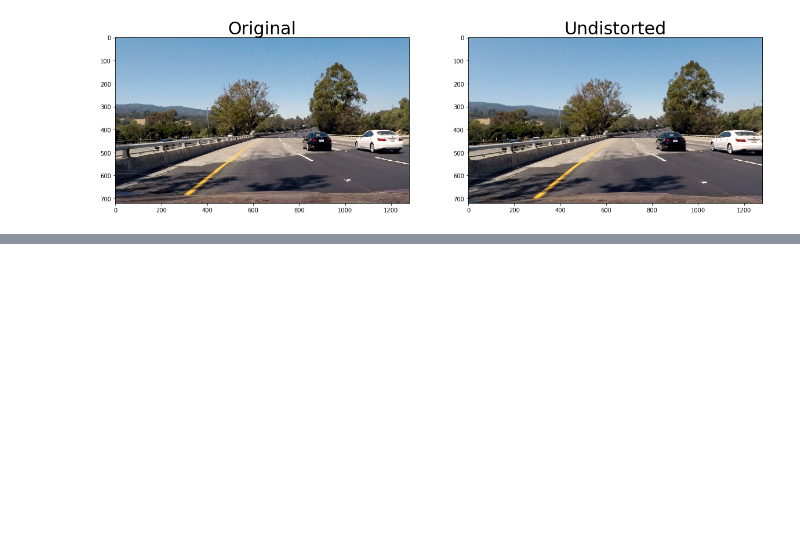
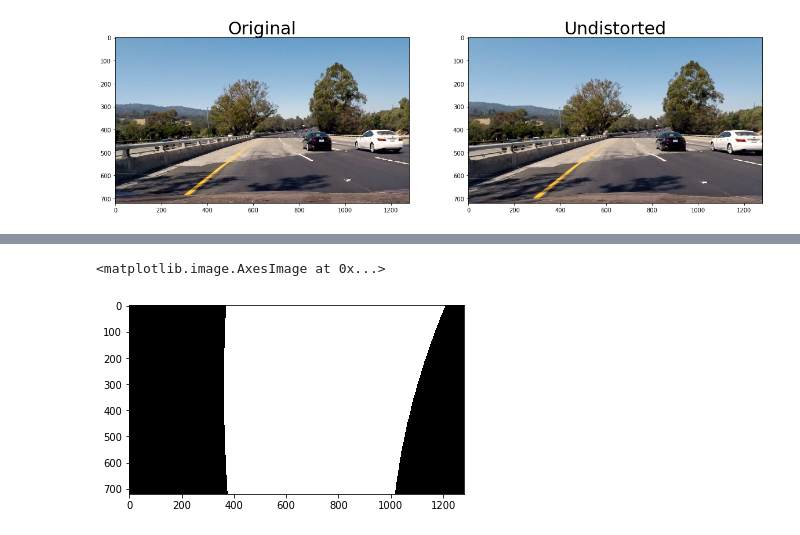
Before and after one commit to tyler-lewis-udacity/Advanced_Lane_Finding, a Jupyter notebook: P4_advanced_lane_finding_new.ipynb, the cells around one changed output, grey strips where cells are left out. Cells and saved outputs as stored; diff of their text form; code cells hidden in the pictures; blank space fills up the shorter version.

```diff
--- a/P4_advanced_lane_finding_new.ipynb
+++ b/P4_advanced_lane_finding_new.ipynb
@@ -339,0 +645,6 @@ histogram = make_histogram(combined_binary, 0, True)
+# %%
+filled_image = fill_image(line_fits_binary)
+plt.imshow(filled_image, cmap='gray')
+# %% [output]
+<matplotlib.image.AxesImage at 0x...>
+[figure, added]
```
Also changed, not shown: parts of 27 cells of this notebook.
